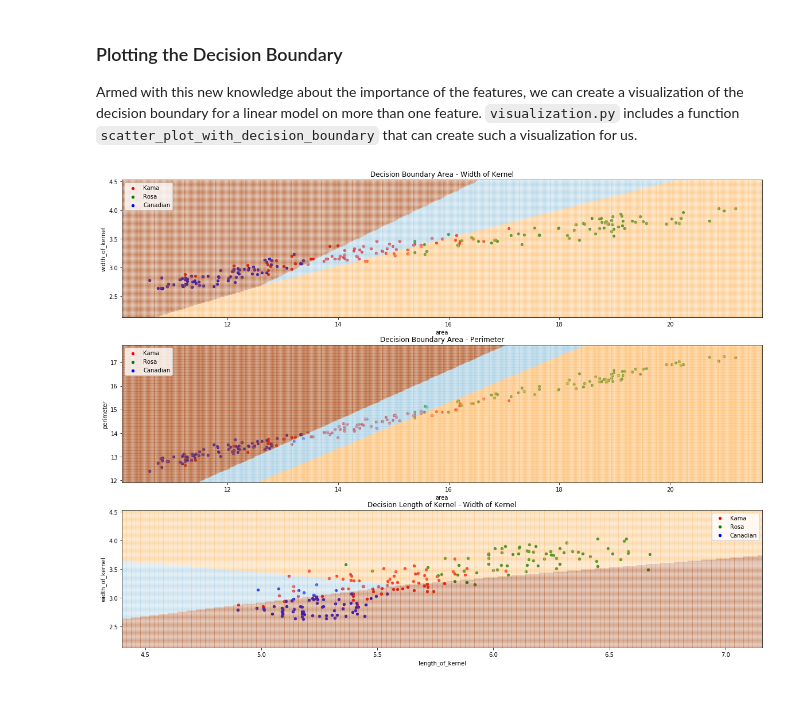
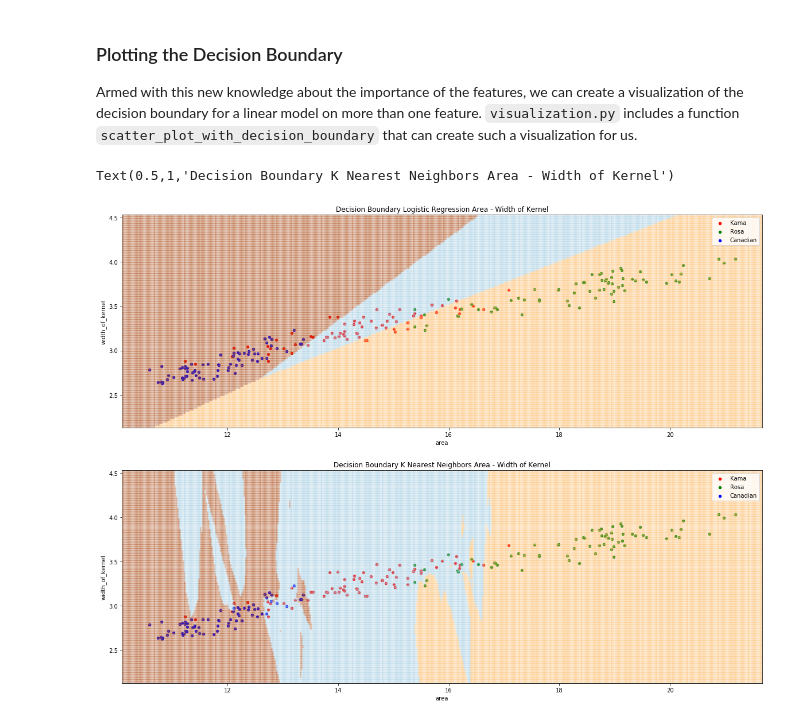
Before and after one commit to joshuacook/intensive, a Jupyter notebook: src/ipynb/case-study-01-seeds/02-exploratory-data-analysis.ipynb, the cells around one changed output. Cells and saved outputs as stored; diff of their text form; code cells hidden in the pictures.

```diff
--- a/src/ipynb/case-study-01-seeds/02-exploratory-data-analysis.ipynb
+++ b/src/ipynb/case-study-01-seeds/02-exploratory-data-analysis.ipynb
@@ -267,12 +275,13 @@ from visualization import scatter_plot_with_decision_boundary
+# %%
+knn_model = KNeighborsClassifier(n_neighbors=4)
 # %%
-fig, ax = plt.subplots(3,1,figsize=(20,15))
+fig, ax = plt.subplots(2,1,figsize=(20,15))
 
-scatter_plot_with_decision_boundary(ax[0], features, target, 'area', 'width_of_kernel')
-scatter_plot_with_decision_boundary(ax[1], features, target, 'area', 'perimeter')
-scatter_plot_with_decision_boundary(ax[2], features, target, 'length_of_kernel', 'width_of_kernel')
+scatter_plot_with_decision_boundary(ax[0], features, target, 'area', 'width_of_kernel', lr_model)
+scatter_plot_with_decision_boundary(ax[1], features, target, 'area', 'width_of_kernel', knn_model)
 
-ax[0].set_title("Decision Boundary Area - Width of Kernel")
-ax[1].set_title("Decision Boundary Area - Perimeter")
-ax[2].set_title("Decision Length of Kernel - Width of Kernel");
+ax[0].set_title("Decision Boundary Logistic Regression Area - Width of Kernel")
+ax[1].set_title("Decision Boundary K Nearest Neighbors Area - Width of Kernel")
 # %% [output]
+Text(0.5,1,'Decision Boundary K Nearest Neighbors Area - Width of Kernel')
-[figure, old version]
+[figure, new version]
```
Also changed, not shown: parts of 7 cells of this notebook, 5 other files.
